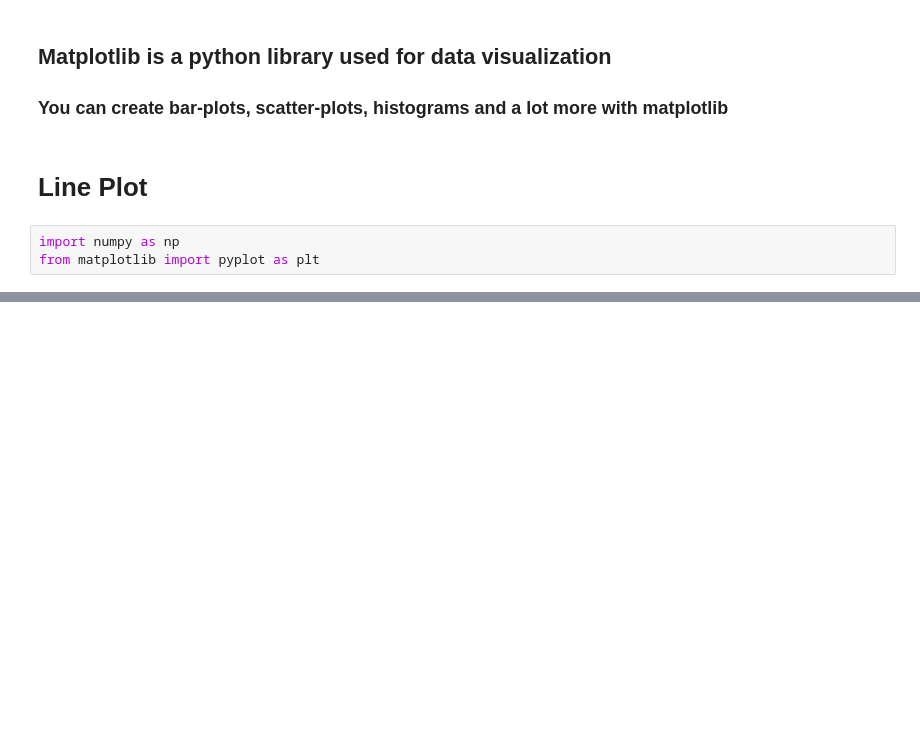
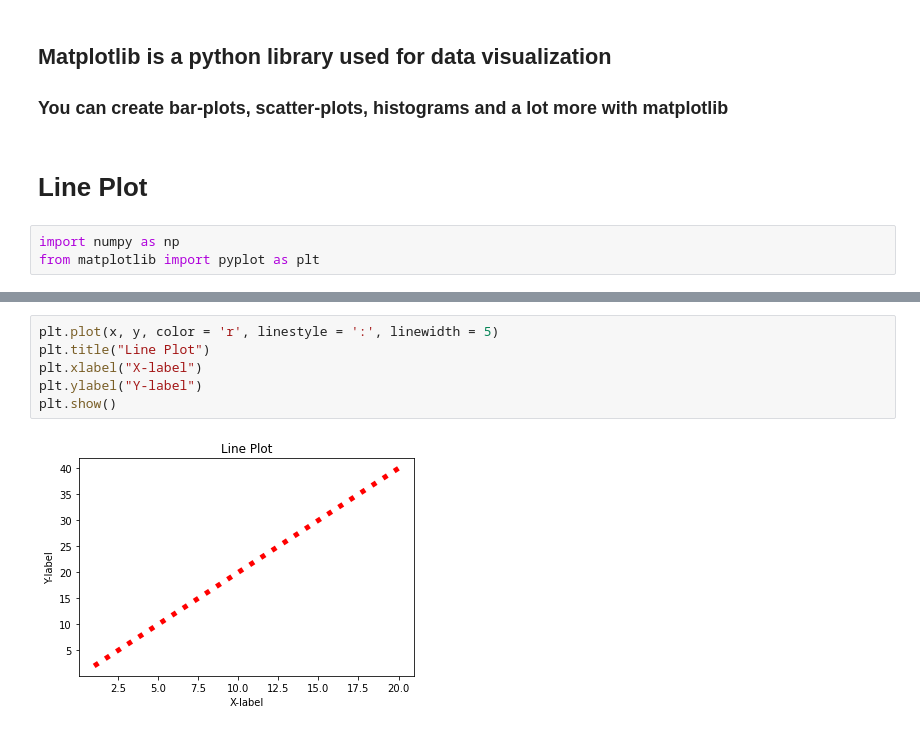
Before and after one commit to imamahasane/Matplotlib_Practices, a Jupyter notebook: MatplotlibPractice.ipynb, the cells around one changed output, grey strips where cells are left out. Cells and saved outputs as stored; diff of their text form; blank space fills up the shorter version.

```diff
--- a/MatplotlibPractice.ipynb
+++ b/MatplotlibPractice.ipynb
@@ -27,0 +53,8 @@ plt.show()
+# %%
+plt.plot(x, y, color = 'r', linestyle = ':', linewidth = 5)
+plt.title("Line Plot")
+plt.xlabel("X-label")
+plt.ylabel("Y-label")
+plt.show()
+# %% [output]
+[figure, added]
```
Also changed, not shown: parts of 7 cells of this notebook.
